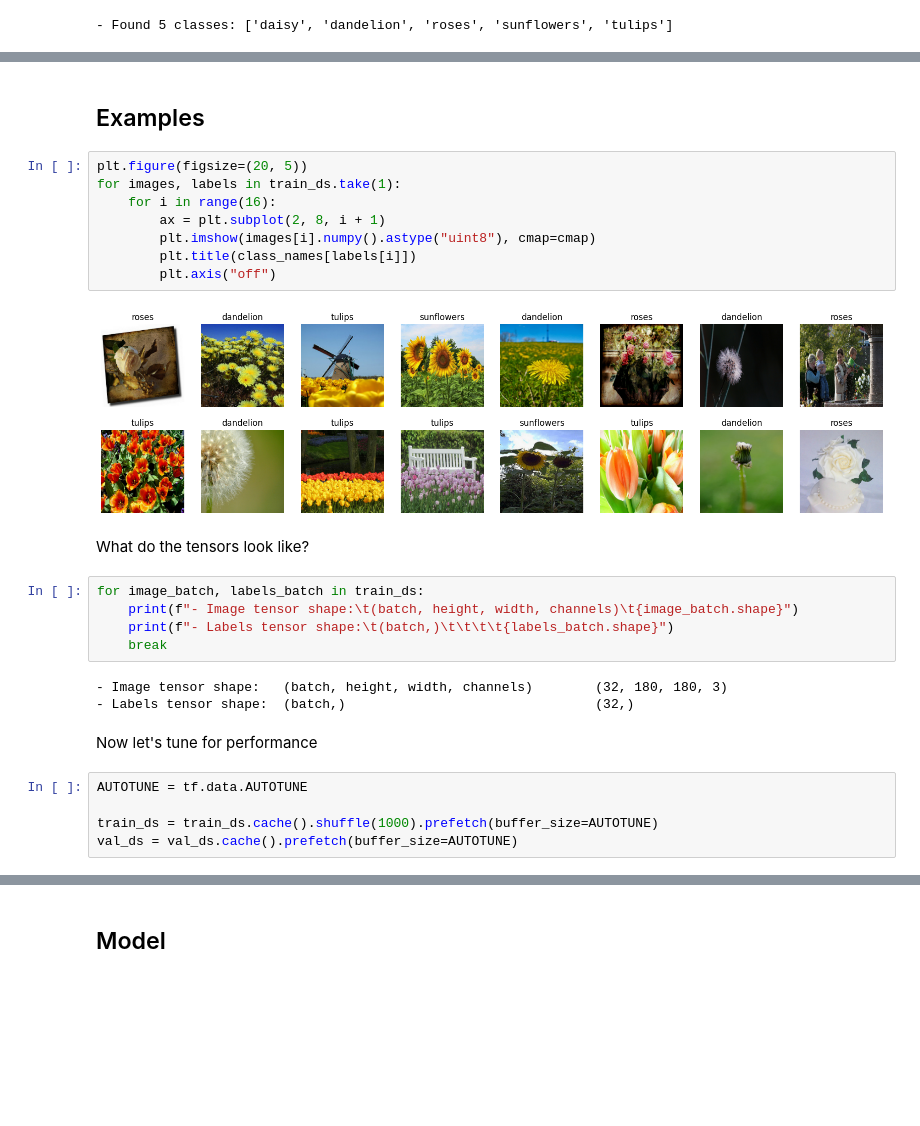
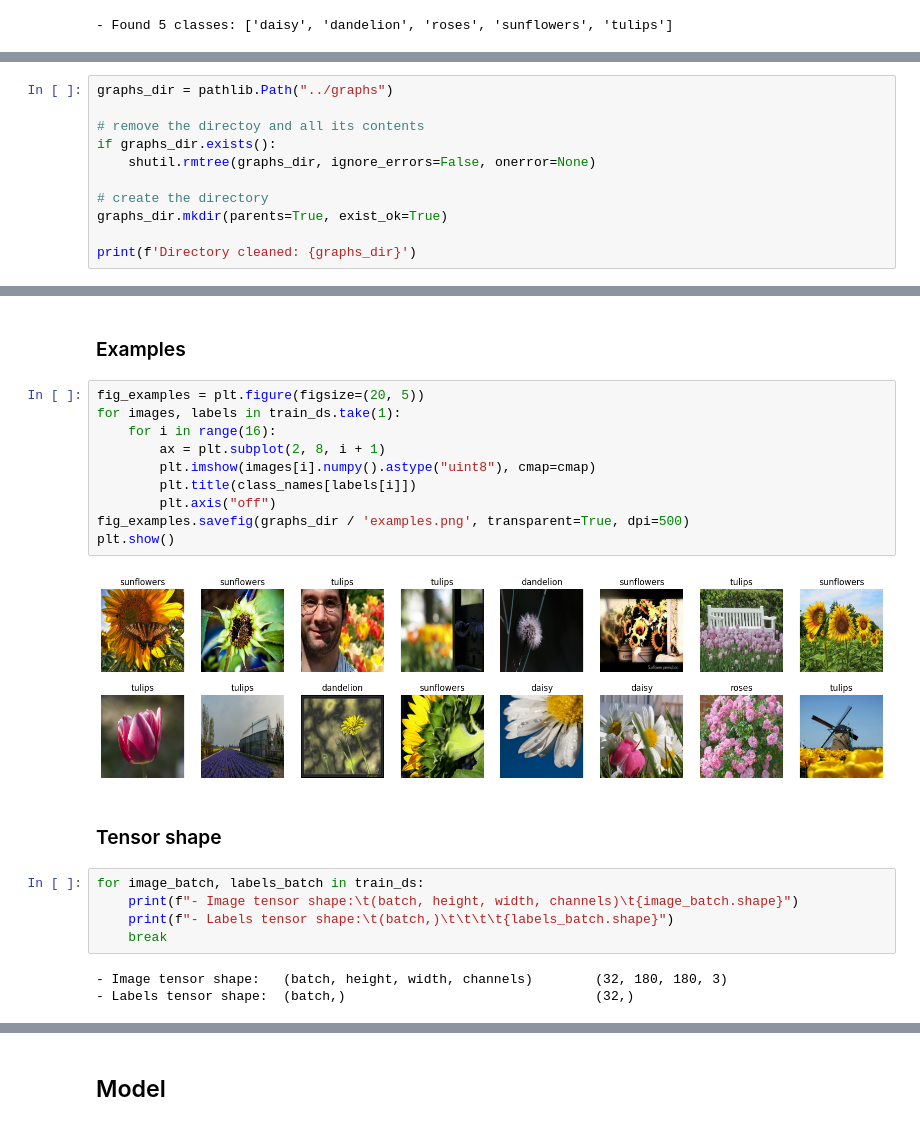
Before and after one commit to willembressers/experiments, a Jupyter notebook: notebooks/image_classification.ipynb, the cells around one changed output, grey strips where cells are left out. Saved outputs shown, nothing was run; the diff lists cells and outputs as text; blank space fills up the shorter version.

```diff
--- a/notebooks/image_classification.ipynb
+++ b/notebooks/image_classification.ipynb
@@ -120,0 +152,11 @@ print(f"- Found {num_classes} classes: {class_names}")
+# %%
+graphs_dir = pathlib.Path("../graphs")
+
+# remove the directoy and all its contents
+if graphs_dir.exists():
+    shutil.rmtree(graphs_dir, ignore_errors=False, onerror=None)
+
+# create the directory
+graphs_dir.mkdir(parents=True, exist_ok=True)
+
+print(f'Directory cleaned: {graphs_dir}')
@@ -121,17 +179,19 @@ print(f"- Found {num_classes} classes: {class_names}")
 # %% [markdown]
-## Examples
+### Examples
 # %%
-plt.figure(figsize=(20, 5))
+fig_examples = plt.figure(figsize=(20, 5))
 for images, labels in train_ds.take(1):
     for i in range(16):
         ax = plt.subplot(2, 8, i + 1)
         plt.imshow(images[i].numpy().astype("uint8"), cmap=cmap)
         plt.title(class_names[labels[i]])
         plt.axis("off")
+fig_examples.savefig(graphs_dir / 'examples.png', transparent=True, dpi=500)
+plt.show()
 # %% [output]
-[figure, old version]
+[figure, new version]
-# %% [markdown]
-What do the tensors look like?
+# %% [markdown]
+### Tensor shape
 # %%
 for image_batch, labels_batch in train_ds:
     print(f"- Image tensor shape:\t(batch, height, width, channels)\t{image_batch.shape}")
@@ -140,10 +200,3 @@ for image_batch, labels_batch in train_ds:
 # %% [output]
 - Image tensor shape:   (batch, height, width, channels)        (32, 180, 180, 3)
 - Labels tensor shape:  (batch,)                                (32,)
-# %% [markdown]
-Now let's tune for performance
-# %%
-AUTOTUNE = tf.data.AUTOTUNE
-
-train_ds = train_ds.cache().shuffle(1000).prefetch(buffer_size=AUTOTUNE)
-val_ds = val_ds.cache().prefetch(buffer_size=AUTOTUNE)
```
Also changed, not shown: parts of 46 cells of this notebook, 1 other file.
